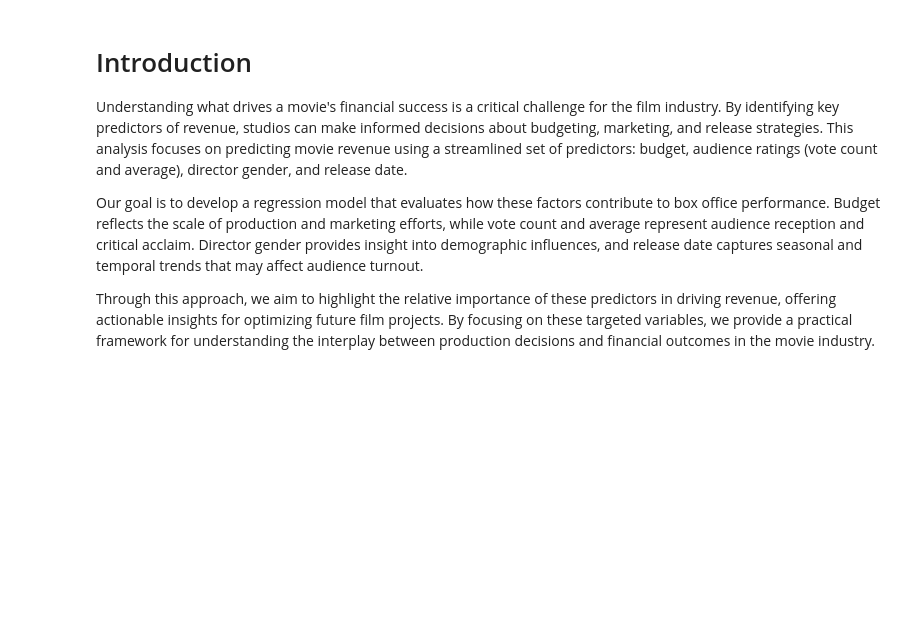
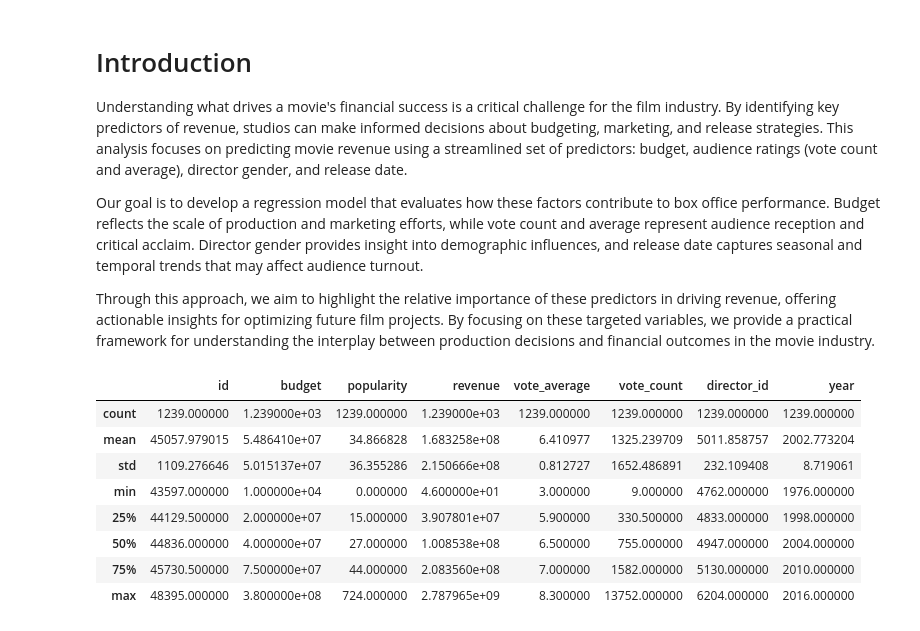
Before and after one commit to nrfletcher/ds3001-project, a Jupyter notebook: Results.ipynb, the cells around one changed output. Saved outputs shown, nothing was run; the diff lists cells and outputs as text; code cells hidden in the pictures; blank space fills up the shorter version.

```diff
--- a/Results.ipynb
+++ b/Results.ipynb
@@ -24,3 +24,33 @@ Understanding what drives a movie's financial success is a critical challenge fo
 Our goal is to develop a regression model that evaluates how these factors contribute to box office performance. Budget reflects the scale of production and marketing efforts, while vote count and average represent audience reception and critical acclaim. Director gender provides insight into demographic influences, and release date captures seasonal and temporal trends that may affect audience turnout.
 
 Through this approach, we aim to highlight the relative importance of these predictors in driving revenue, offering actionable insights for optimizing future film projects. By focusing on these targeted variables, we provide a practical framework for understanding the interplay between production decisions and financial outcomes in the movie industry.
+# %%
+import pandas as pd
+
+directors = pd.read_csv("data/directors.csv")
+movies = pd.read_csv("data/movies.csv")
+
+# Get rid of movies that cost no money or made no money (these seem erroneous or just bad data points regardless?)
+movies = movies.drop(movies[movies.revenue == 0].index)
+movies = movies.drop(movies[movies.budget == 0].index)
+
+# Get rid of the column that is just the index from the data set
+movies.drop('Unnamed: 0', axis=1, inplace=True)
+
+# Take gender column from directors and bring into movies
+director_gender_dict = directors.set_index('id')['gender']
+movies['director_id'] = movies['director_id'].astype(directors['id'].dtype)
+movies['dir_gender'] = movies['director_id'].map(director_gender_dict)
+
+# Still left with about 1200
+movies.describe()
+# %% [output]
+|  | id | budget | popularity | revenue | vote_average | vote_count | director_id | year |
+| count | 1239.000000 | 1.239000e+03 | 1239.000000 | 1.239000e+03 | 1239.000000 | 1239.000000 | 1239.000000 | 1239.000000 |
+| mean | 45057.979015 | 5.486410e+07 | 34.866828 | 1.683258e+08 | 6.410977 | 1325.239709 | 5011.858757 | 2002.773204 |
+| std | 1109.276646 | 5.015137e+07 | 36.355286 | 2.150666e+08 | 0.812727 | 1652.486891 | 232.109408 | 8.719061 |
+| min | 43597.000000 | 1.000000e+04 | 0.000000 | 4.600000e+01 | 3.000000 | 9.000000 | 4762.000000 | 1976.000000 |
+| 25% | 44129.500000 | 2.000000e+07 | 15.000000 | 3.907801e+07 | 5.900000 | 330.500000 | 4833.000000 | 1998.000000 |
+| 50% | 44836.000000 | 4.000000e+07 | 27.000000 | 1.008538e+08 | 6.500000 | 755.000000 | 4947.000000 | 2004.000000 |
+| 75% | 45730.500000 | 7.500000e+07 | 44.000000 | 2.083560e+08 | 7.000000 | 1582.000000 | 5130.000000 | 2010.000000 |
+| max | 48395.000000 | 3.800000e+08 | 724.000000 | 2.787965e+09 | 8.300000 | 13752.000000 | 6204.000000 | 2016.000000 |
```
Also changed, not shown: parts of 6 cells of this notebook.
